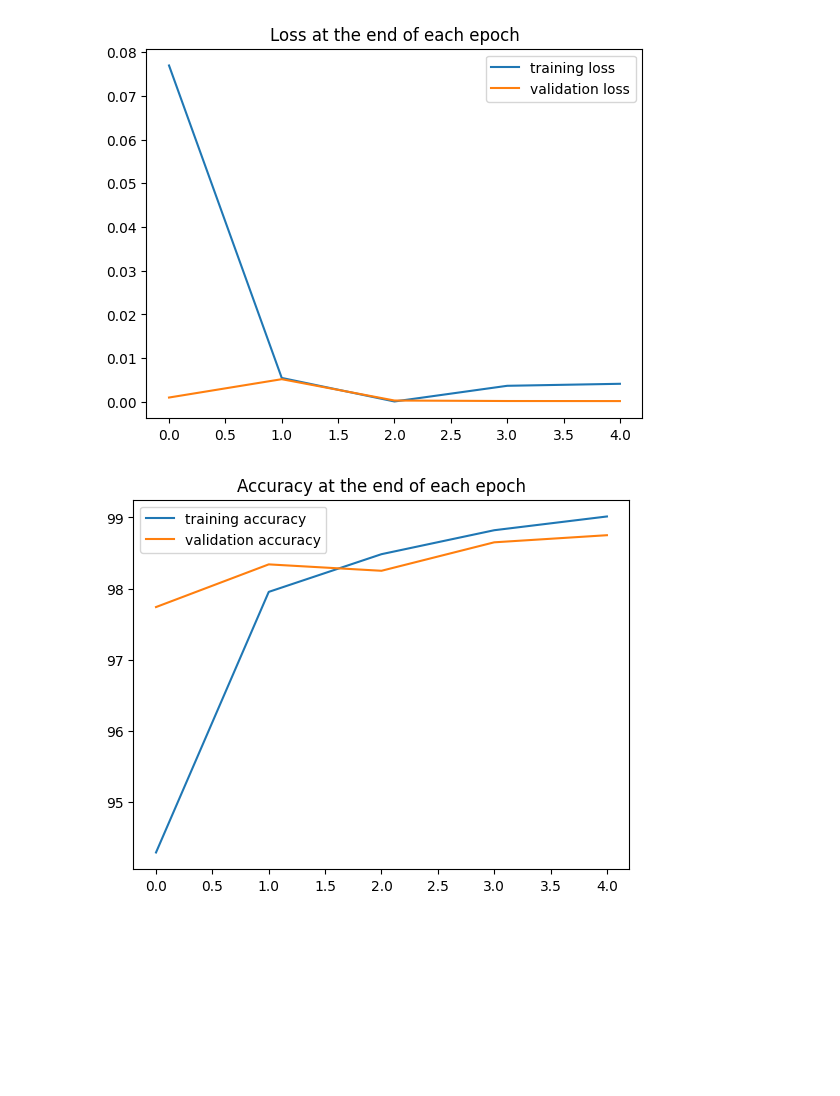
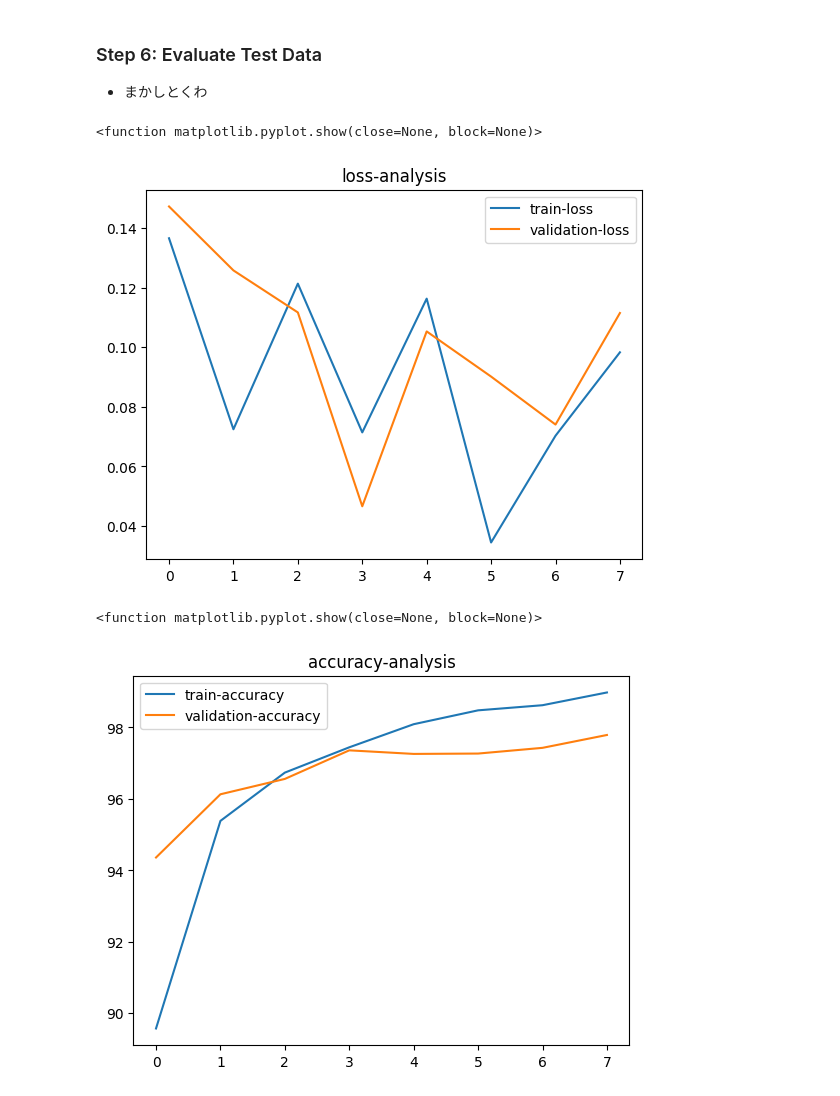
Before and after one commit to muichi-mon/MNIST, a Jupyter notebook: mnist_ann.ipynb, the cells around one changed output. Saved outputs shown, nothing was run; the diff lists cells and outputs as text; code cells hidden in the pictures; blank space fills up the shorter version.

```diff
--- a/mnist_ann.ipynb
+++ b/mnist_ann.ipynb
@@ -57,0 +61,8 @@ class ConvolutionalNetwork(nn.Module):
+# %%
+# Set Seed for Consistent Results
+
+torch.manual_seed(101)
+train_loader = DataLoader(train_data, batch_size = 100, shuffle = True)
+test_loader = DataLoader(test_data, batch_size = 500, shuffle = True)
+
+len(train_loader) # ie. 600 loads of 100 images each = 60,000 images
@@ -58,5 +85,22 @@ class ConvolutionalNetwork(nn.Module):
+# %%
+class MultiLayerPerceptron(nn.Module):
+
+    def __init__(self, input_size = 28*28, output_size = 10, layers = [120, 84]):
+
+        super().__init__()
+        self.fully_connected_1 = nn.Linear(input_size, layers[0])
+        self.fully_connected_2 = nn.Linear(layers[0], layers[1])
+        self.fully_connected_3 = nn.Linear(layers[1], output_size)
+
+    def forward(self, X):
+
+        X = F.relu(self.fully_connected_1(X))
+        X = F.relu(self.fully_connected_2(X))
+        X = self.fully_connected_3(X)
+
+        return F.log_softmax(X, dim = 1)
 # %%
-torch.manual_seed(42)
-model = ConvolutionalNetwork()
-model
+torch.manual_seed(101)
+model = MultiLayerPerceptron()
+print(model)
 # %% [output]
@@ -88,3 +135,3 @@ ______
 # %%
-criterion = nn.CrossEntropyLoss()
-optimizer = torch.optim.Adam(model.parameters(), lr=0.001)
+lossFunction = nn.CrossEntropyLoss()
+optimizer = torch.optim.Adam(model.parameters(), lr = 0.001)
@@ -165,14 +228,23 @@ Duration: 154 seconds
+# %% [markdown]
+### Step 6: Evaluate Test Data
+- まかしとくわ
 # %%
-plt.plot(train_losses, label='training loss')
-plt.plot(test_losses, label='validation loss')
-plt.title('Loss at the end of each epoch')
-plt.legend();
+plt.figure("loss-analysis")
+plt.plot(train_loss, label = "train-loss")
+plt.plot(validation_loss, label = "validation-loss")
+plt.legend()
+plt.title("loss-analysis")
+plt.show
 # %% [output]
+<function matplotlib.pyplot.show(close=None, block=None)>
-[figure, old version]
+[figure, new version]
 # %%
-plt.plot([t/600 for t in train_correct], label='training accuracy')
-plt.plot([t/100 for t in test_correct], label='validation accuracy')
-plt.title('Accuracy at the end of each epoch')
-plt.legend();
+plt.figure("accuracy-analysis")
+plt.plot([t*100/60000 for t in train_correct], label = "train-accuracy")
+plt.plot([t*100/10000 for t in validation_correct], label = "validation-accuracy")
+plt.legend()
+plt.title("accuracy-analysis")
+plt.show
 # %% [output]
+<function matplotlib.pyplot.show(close=None, block=None)>
-[figure, old version]
+[figure, new version]
```
Also changed, not shown: parts of 24 cells of this notebook.
